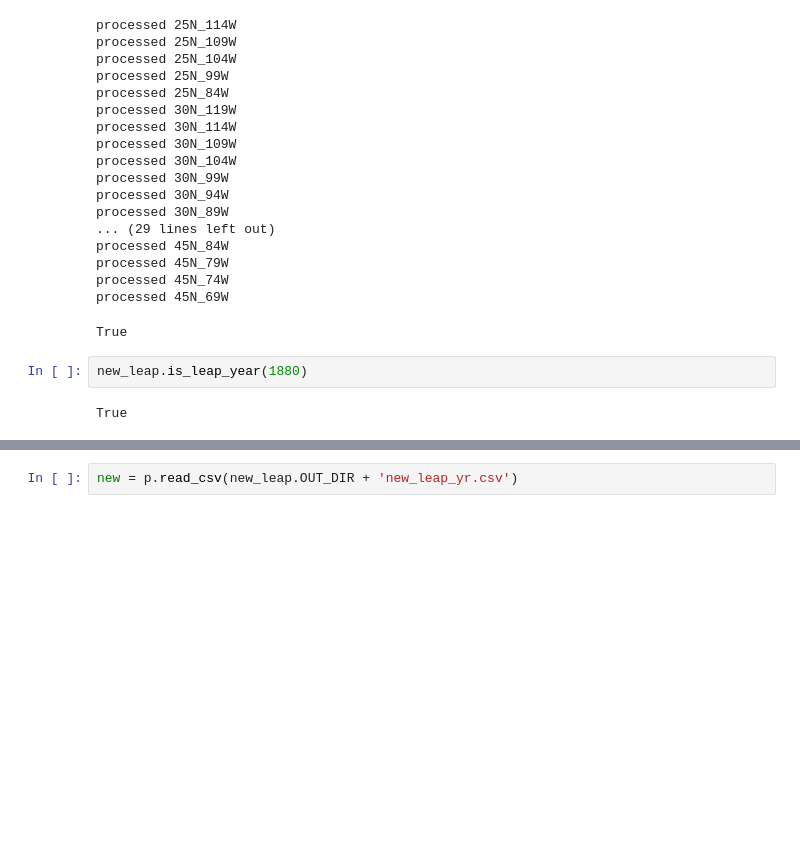
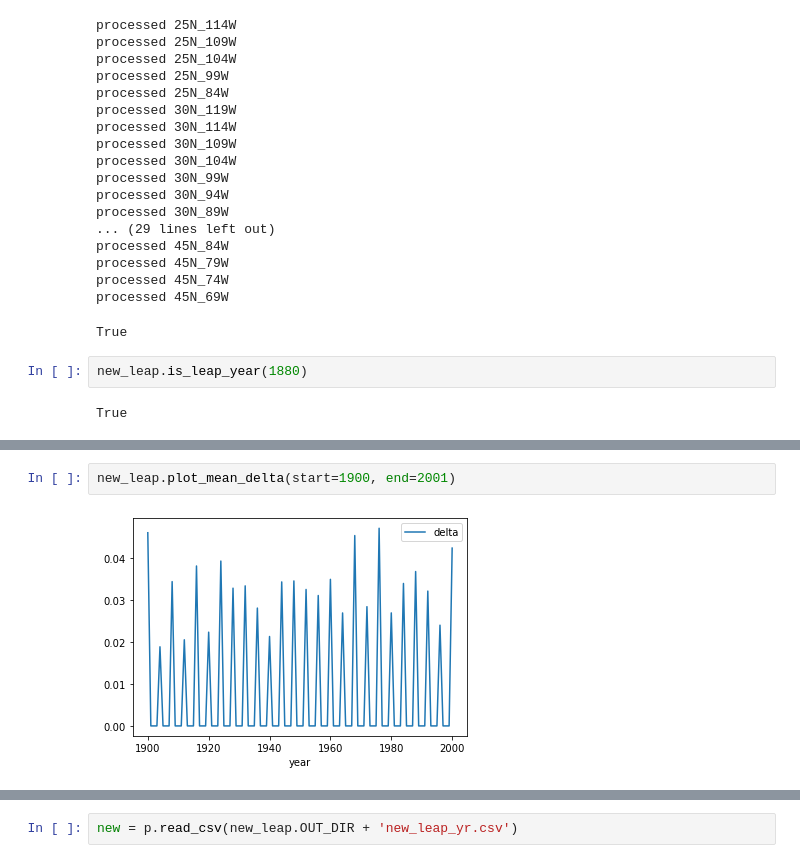
Before and after one commit to nearwalden/wxcal, a Jupyter notebook: Untitled.ipynb, the cells around one changed output, grey strips where cells are left out. Cells and saved outputs as stored; diff of their text form; blank space fills up the shorter version.

```diff
--- a/Untitled.ipynb
+++ b/Untitled.ipynb
@@ -48,0 +49,4 @@ new_leap.plot_delta(25, -114, start=1900, end=2001)
+# %%
+new_leap.plot_mean_delta(start=1900, end=2001)
+# %% [output]
+[figure, added]
```
Also changed, not shown: parts of 7 cells of this notebook, 1 other file.
